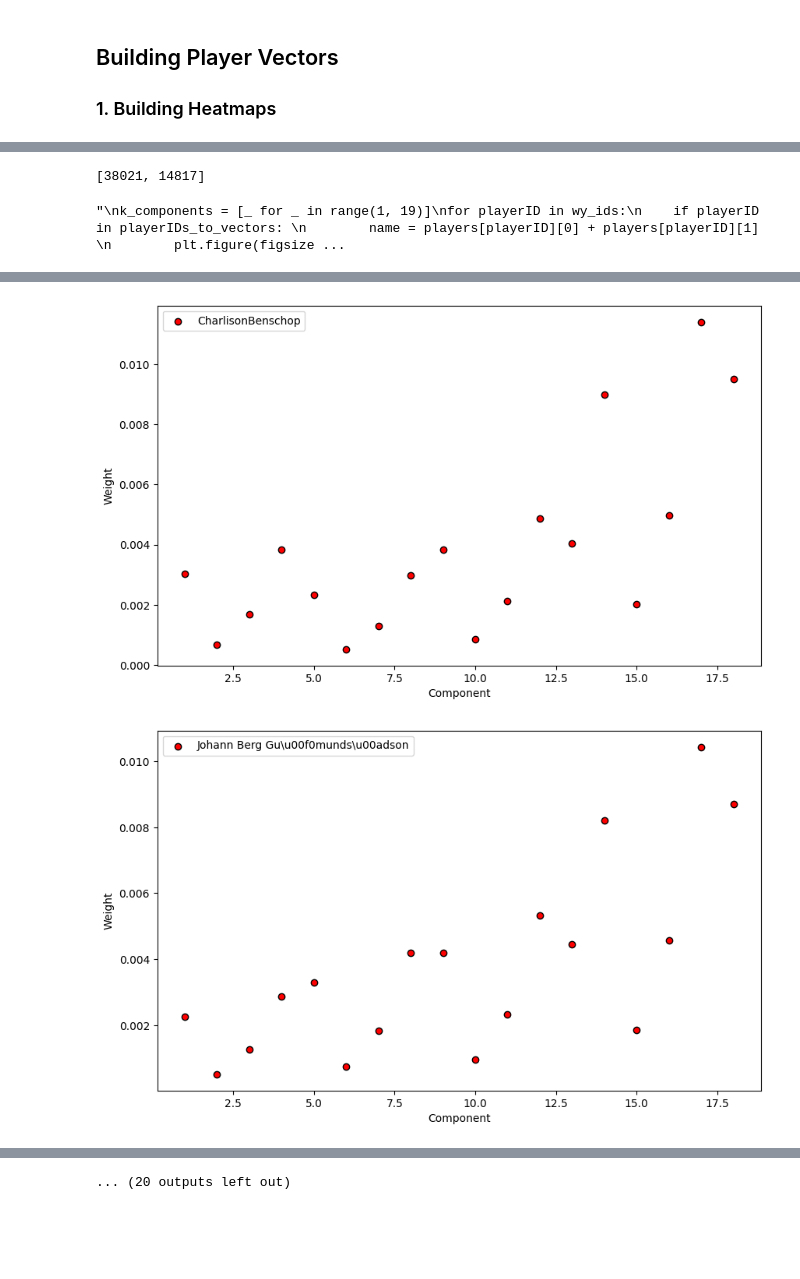
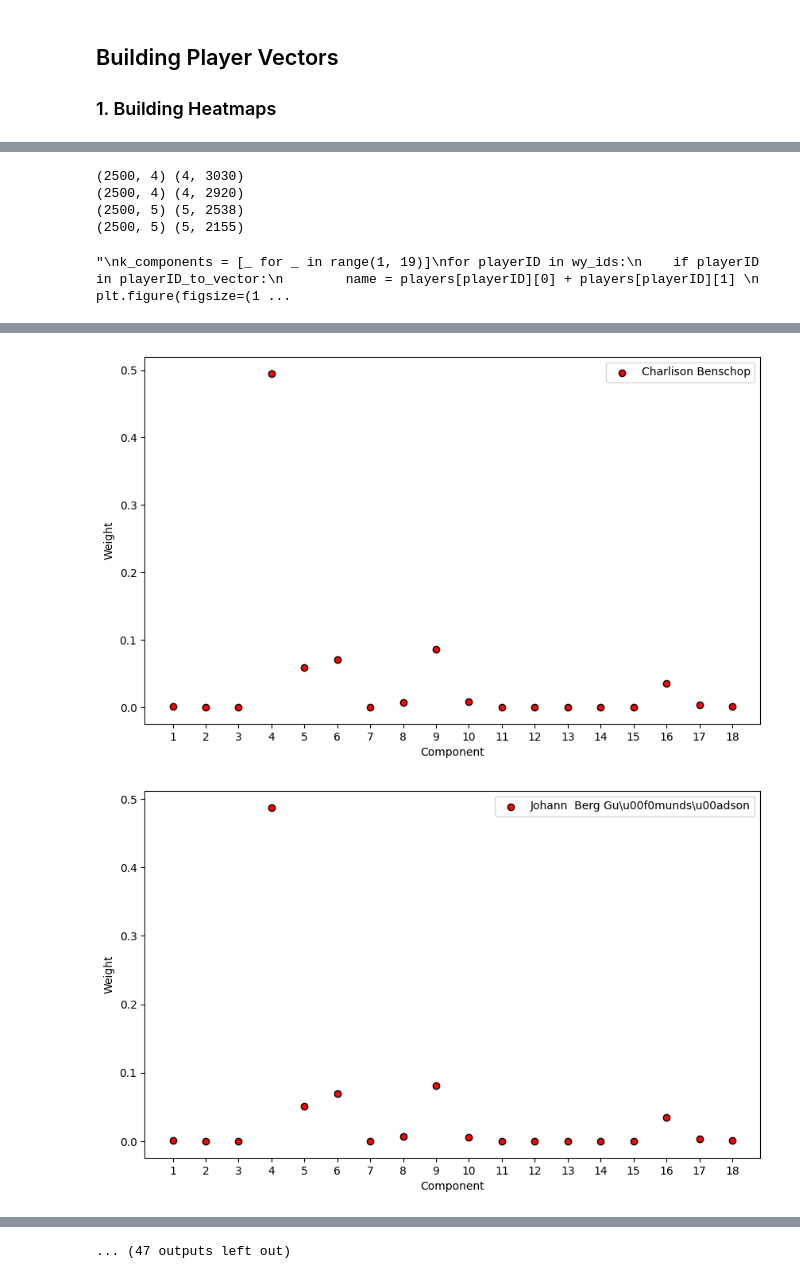
Before and after one commit to raphaelsenn/playervectors, a Jupyter notebook: demo_18_components.ipynb, the cells around one changed output, grey strips where cells are left out. Drawn from its saved outputs; the diff is of its cells as text; code cells hidden in the pictures; blank space fills up the shorter version.

```diff
--- a/demo_18_components.ipynb
+++ b/demo_18_components.ipynb
@@ -196,24 +197,50 @@ for playerID, heatmaps in playerIDs_to_heatmaps.items():
+# %%
+# ------------------------------------------------------
+# (3): Dimension reduction
+actions_to_vectors = {}
+for i, (action, M) in enumerate(actions_to_M.items()):
+    # Fitting NMF model
+    model = NMF(n_components=components[i], init=init_nmf, random_state=random_nmf, max_iter=500)
+    W = model.fit_transform(M)
+    H = model.components_
+    print(W.shape, H.shape)
+
+    principal_vector = np.split(H, H.shape[1], axis=1)
+    actions_to_vectors[action] = principal_vector
+# %% [output]
+(2500, 4) (4, 3030)
+(2500, 4) (4, 2920)
+(2500, 5) (5, 2538)
+(2500, 5) (5, 2155)
+# %%
+# ------------------------------------------------------
+# (4): Assemble Player Vectors
+playerID_to_vector = {}
+for action, princ_vectors in actions_to_vectors.items():
+    for i, vector in enumerate(princ_vectors):
+        playerID = actions_to_ids[action][i]
+        if playerID not in playerID_to_vector:
+            playerID_to_vector[playerID] = []
+        playerID_to_vector[playerID].extend(vector.flatten())
 # %%
 names = ['Robert Lewandowski', 'Jesus Navas', 'Kevin De Bruyne', 'Sergio Ramos']
 wy_ids = [id for id in players if f'{players[id][0]} {players[id][1]}' in names]
-print(wy_ids)
-# %% [output]
-[38021, 14817]
 # %%
 """
 k_components = [_ for _ in range(1, 19)]
 for playerID in wy_ids:
-    if playerID in playerIDs_to_vectors:
+    if playerID in playerID_to_vector:
         name = players[playerID][0] + players[playerID][1]
         plt.figure(figsize=(10, 6))
         plt.xlabel('Component')
         plt.ylabel('Weight')
         plt.scatter(k_components,
-                    playerIDs_to_vectors[playerID],
+                    components,
                     color='red',
                     edgecolors='black',
                     label=name)
+        plt.xticks(k_components)
         plt.legend()
 """
 # %% [output]
-"\nk_components = [_ for _ in range(1, 19)]\nfor playerID in wy_ids:\n    if playerID in playerIDs_to_vectors: \n        name = players[playerID][0] + players[playerID][1] \n        plt.figure(figsize ...
+"\nk_components = [_ for _ in range(1, 19)]\nfor playerID in wy_ids:\n    if playerID in playerID_to_vector:\n        name = players[playerID][0] + players[playerID][1] \n        plt.figure(figsize=(1 ...
@@ -220,19 +252,20 @@ for playerID in wy_ids:
 # %%
 k_components = [_ for _ in range(1, 19)]
-for num_plots, (playerID, components) in enumerate(playerIDs_to_vectors.items()):
-    name = None
-    if playerID in players:
-        name = players[playerID][0] + players[playerID][1]
-    plt.figure(figsize=(10, 6))
-    plt.xlabel('Component')
-    plt.ylabel('Weight')
-    plt.scatter(k_components,
-                components,
-                color='red',
-                edgecolors='black',
-                label=name)
-    plt.xticks(k_components)
-    plt.legend()
-    if num_plots > 30:
+for num_plots, (playerID, components) in enumerate(playerID_to_vector.items()):
+    name = ''
+    if playerID in playersID_to_name:
+        if len(components) == 18:
+            name = playersID_to_name[playerID]
+            plt.figure(figsize=(10, 6))
+            plt.xlabel('Component')
+            plt.ylabel('Weight')
+            plt.scatter(k_components,
+                        components,
+                        color='red',
+                        edgecolors='black',
+                        label=name)
+            plt.xticks(k_components)
+            plt.legend()
+    if num_plots > 60:
         break
 # %% [output]
@@ -248,2 +281,2 @@ for num_plots, (playerID, components) in enumerate(playerIDs_to_vectors.items())
-[figure, old version]
+[figure, new version]
-[figure, old version]
+[figure, new version]
@@ -251 +284 @@ for num_plots, (playerID, components) in enumerate(playerIDs_to_vectors.items())
-... (20 outputs left out)
+... (47 outputs left out)
```
Also changed, not shown: parts of 8 cells of this notebook, 2 other files.
